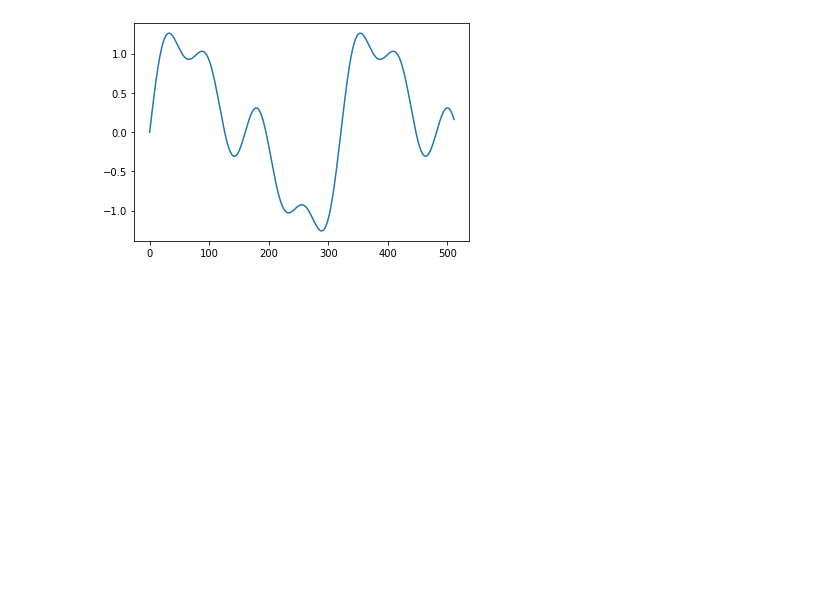
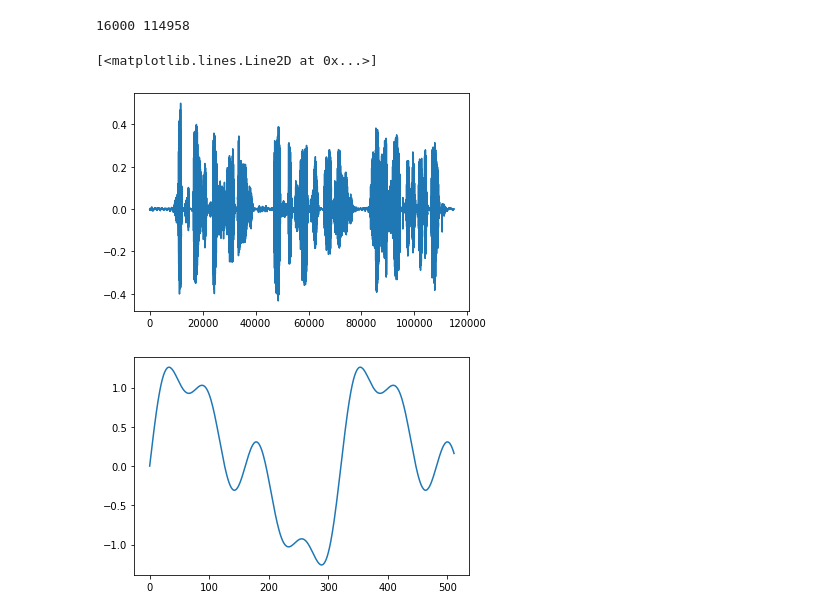
Before and after one commit to ik9702/cfft_practice, a Jupyter notebook: test.ipynb, the cells around one changed output. Saved outputs shown, nothing was run; the diff lists cells and outputs as text; code cells hidden in the pictures; blank space fills up the shorter version.

```diff
--- a/test.ipynb
+++ b/test.ipynb
@@ -3,0 +5,8 @@ import matplotlib.pyplot as plt
+# %%
+sample, sr = sf.read("p232_003.wav")
+print(sr, sample.size)
+plt.plot(sample)
+# %% [output]
+16000 114958
+[<matplotlib.lines.Line2D at 0x...>]
+[figure, added]
```
Also changed, not shown: parts of 2 cells of this notebook, 9 other files.
